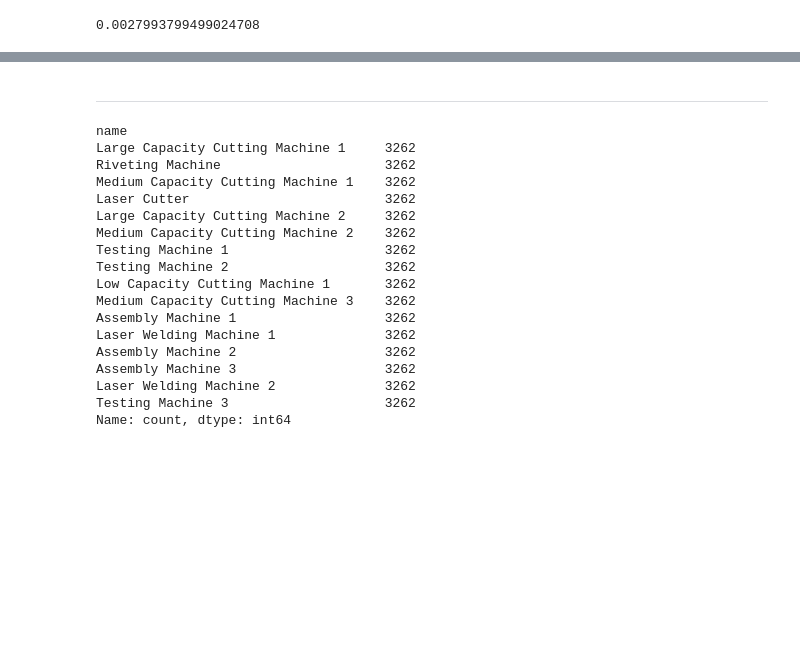
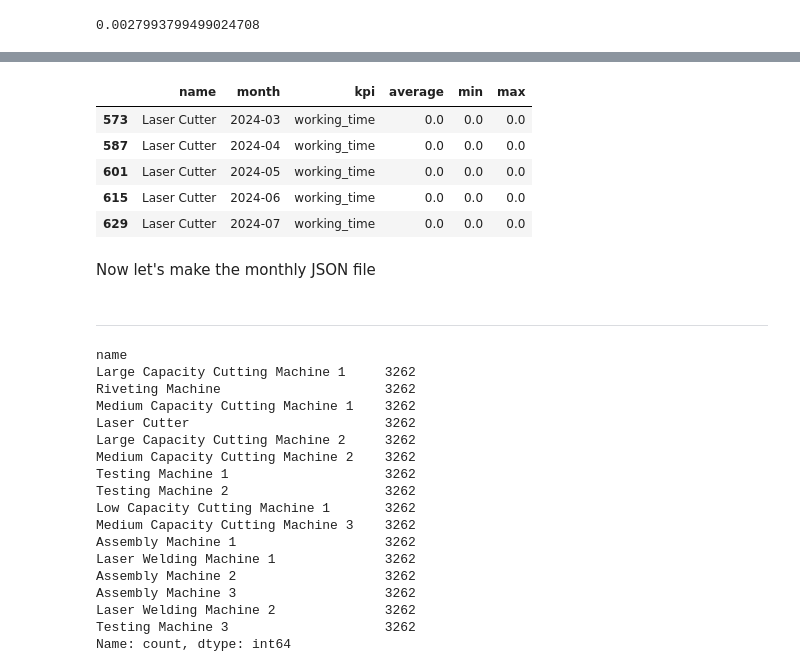
Before and after one commit to sa-team-d/rag, a Jupyter notebook: data.ipynb, the cells around one changed output, grey strips where cells are left out. Drawn from its saved outputs; the diff is of its cells as text; code cells hidden in the pictures; blank space fills up the shorter version.

```diff
--- a/data.ipynb
+++ b/data.ipynb
@@ -218,3 +300,15 @@ ok!😊👍
+# %%
+# List the months in which the Laser Cutter had an avg working_time lower than 10000
+monthly_summary_df[(monthly_summary_df['name'] == 'Laser Cutter') & (monthly_summary_df['kpi'] == 'working_time') & (monthly_summary_df['average'] < 1e4)]
+# %% [output]
+|  | name | month | kpi | average | min | max |
+| 573 | Laser Cutter | 2024-03 | working_time | 0.0 | 0.0 | 0.0 |
+| 587 | Laser Cutter | 2024-04 | working_time | 0.0 | 0.0 | 0.0 |
+| 601 | Laser Cutter | 2024-05 | working_time | 0.0 | 0.0 | 0.0 |
+| 615 | Laser Cutter | 2024-06 | working_time | 0.0 | 0.0 | 0.0 |
+| 629 | Laser Cutter | 2024-07 | working_time | 0.0 | 0.0 | 0.0 |
+# %% [markdown]
+Now let's make the monthly JSON file
 # %%
 # Now, we'll build the JSON structure
 machines_data = {"machines": []}
```
Also changed, not shown: parts of 11 cells of this notebook, 1 other file.
